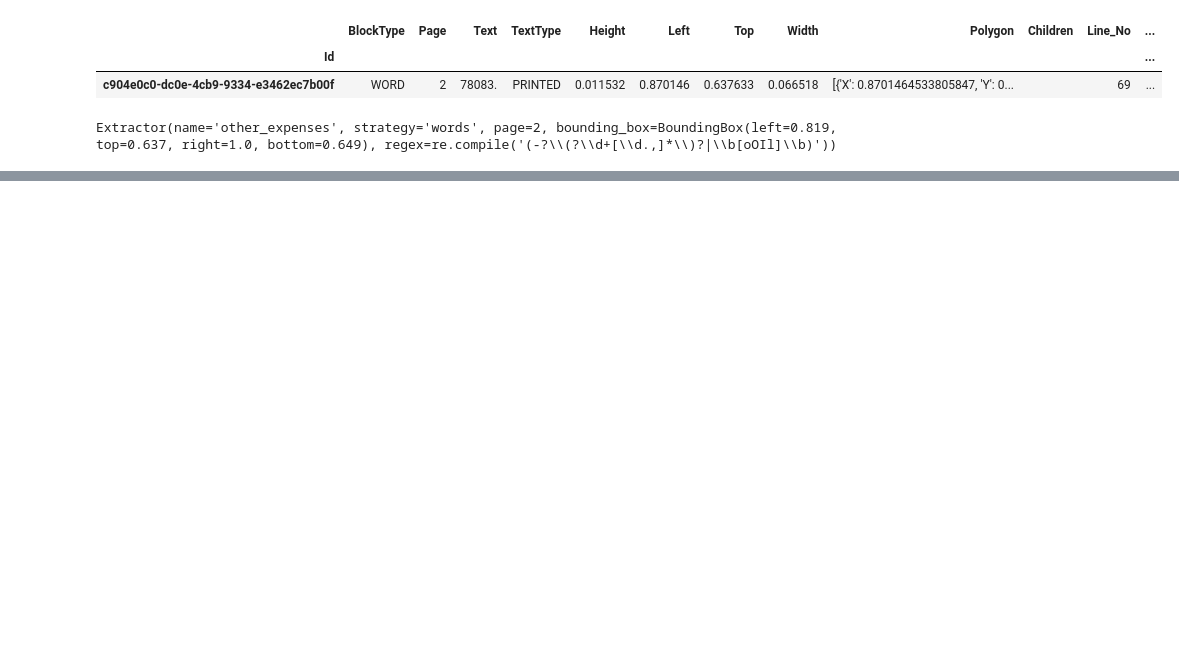
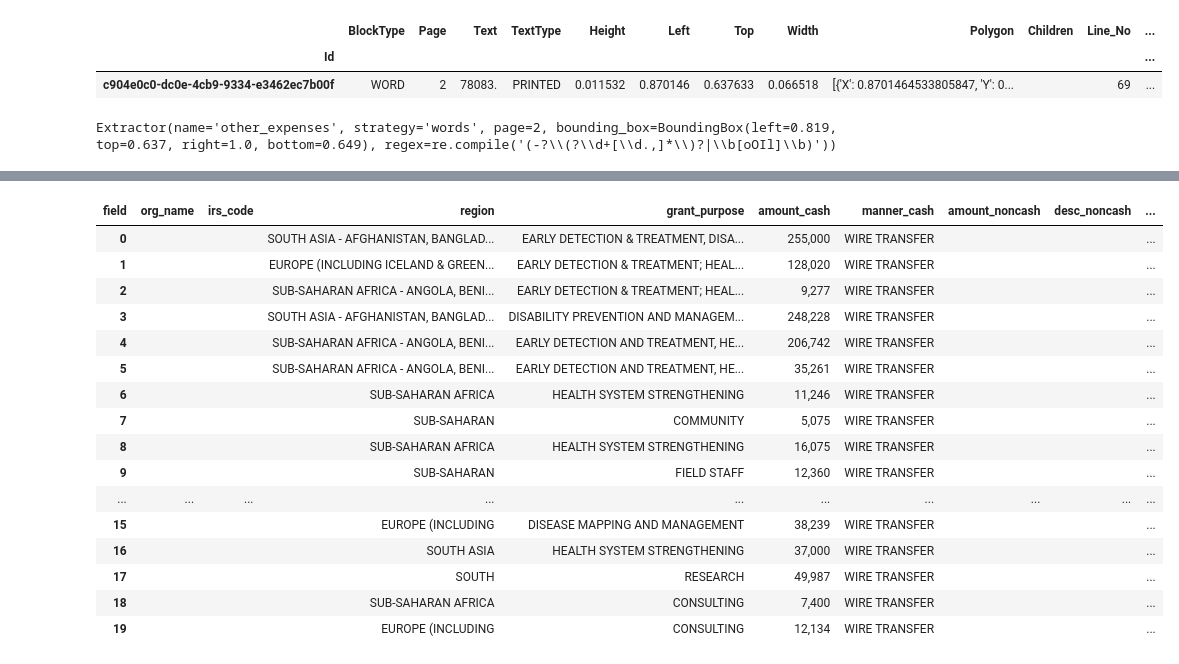
Before and after one commit to ethanscorey/parse_990_textract, a Jupyter notebook: debug_notebook.ipynb, the cells around one changed output, grey strips where cells are left out. Saved outputs shown, nothing was run; the diff lists cells and outputs as text; code cells hidden in the pictures; blank space fills up the shorter version.

```diff
--- a/debug_notebook.ipynb
+++ b/debug_notebook.ipynb
@@ -385,0 +346,2 @@ page_20_words.loc[page_20_words["Text"] == "ISRAEL"]
+# %%
+ocr_outputs = list(Path("/mnt/c/Users/ethan/pdf_parsing").glob("EIN_*.json"))
@@ -385,0 +352,35 @@ page_20_words.loc[page_20_words["Text"] == "ISRAEL"]
+# %%
+def open_local_df(path):
+    with open(path) as json_data:
+        output = json.load(json_data)
+        return pd.DataFrame.from_records(
+            output["Blocks"],
+            index="Id",
+            exclude=[
+                "ColumnIndex",
+                "ColumnSpan",
+                "DocumentType",
+                "EntityTypes",
+                "Hint",
+                "Query",
+                "SelectionStatus",
+                "RowIndex",
+                "RowSpan",
+            ]
+        ).assign(
+            Height=lambda df: df["Geometry"].map(lambda x: x["BoundingBox"]["Height"]),
+            Left=lambda df: df["Geometry"].map(lambda x: x["BoundingBox"]["Left"]),
+            Top=lambda df: df["Geometry"].map(lambda x: x["BoundingBox"]["Top"]),
+            Width=lambda df: df["Geometry"].map(lambda x: x["BoundingBox"]["Width"]),
+            Polygon=lambda df: df["Geometry"].map(lambda x: x["Polygon"]),
+            Children=lambda df: df["Relationships"].map(lambda x: x[0]["Ids"] if x is not None else x),
+            Line_No=lambda df: pd.qcut(df["Top"], 100, labels=list(range(100))).astype(int),
+            File=lambda df: df["Geometry"].map(lambda x: path.name),
+        ).drop(
+            columns=[
+                "Geometry",
+                "Relationships",
+            ]
+        ).sort_values(
+            by=["File", "Page", "Line_No", "Left"]
+        )
@@ -385,0 +506,20 @@ page_20_words.loc[page_20_words["Text"] == "ISRAEL"]
+# %%
+pd.concat(schedule_f_part_ii_rows)
+# %% [output]
+| field | org_name | irs_code | region | grant_purpose | amount_cash | manner_cash | amount_noncash | desc_noncash | ... |
+| 0 |  |  | SOUTH ASIA - AFGHANISTAN, BANGLAD... | EARLY DETECTION & TREATMENT, DISA... | 255,000 | WIRE TRANSFER |  |  | ... |
+| 1 |  |  | EUROPE (INCLUDING ICELAND & GREEN... | EARLY DETECTION & TREATMENT; HEAL... | 128,020 | WIRE TRANSFER |  |  | ... |
+| 2 |  |  | SUB-SAHARAN AFRICA - ANGOLA, BENI... | EARLY DETECTION & TREATMENT; HEAL... | 9,277 | WIRE TRANSFER |  |  | ... |
+| 3 |  |  | SOUTH ASIA - AFGHANISTAN, BANGLAD... | DISABILITY PREVENTION AND MANAGEM... | 248,228 | WIRE TRANSFER |  |  | ... |
+| 4 |  |  | SUB-SAHARAN AFRICA - ANGOLA, BENI... | EARLY DETECTION AND TREATMENT, HE... | 206,742 | WIRE TRANSFER |  |  | ... |
+| 5 |  |  | SUB-SAHARAN AFRICA - ANGOLA, BENI... | EARLY DETECTION AND TREATMENT, HE... | 35,261 | WIRE TRANSFER |  |  | ... |
+| 6 |  |  | SUB-SAHARAN AFRICA | HEALTH SYSTEM STRENGTHENING | 11,246 | WIRE TRANSFER |  |  | ... |
+| 7 |  |  | SUB-SAHARAN | COMMUNITY | 5,075 | WIRE TRANSFER |  |  | ... |
+| 8 |  |  | SUB-SAHARAN AFRICA | HEALTH SYSTEM STRENGTHENING | 16,075 | WIRE TRANSFER |  |  | ... |
+| 9 |  |  | SUB-SAHARAN | FIELD STAFF | 12,360 | WIRE TRANSFER |  |  | ... |
+| ... | ... | ... | ... | ... | ... | ... | ... | ... | ... |
+| 15 |  |  | EUROPE (INCLUDING | DISEASE MAPPING AND MANAGEMENT | 38,239 | WIRE TRANSFER |  |  | ... |
+| 16 |  |  | SOUTH ASIA | HEALTH SYSTEM STRENGTHENING | 37,000 | WIRE TRANSFER |  |  | ... |
+| 17 |  |  | SOUTH | RESEARCH | 49,987 | WIRE TRANSFER |  |  | ... |
+| 18 |  |  | SUB-SAHARAN AFRICA | CONSULTING | 7,400 | WIRE TRANSFER |  |  | ... |
+| 19 |  |  | EUROPE (INCLUDING | CONSULTING | 12,134 | WIRE TRANSFER |  |  | ... |
```
Also changed, not shown: parts of 52 cells of this notebook, 4 other files.
